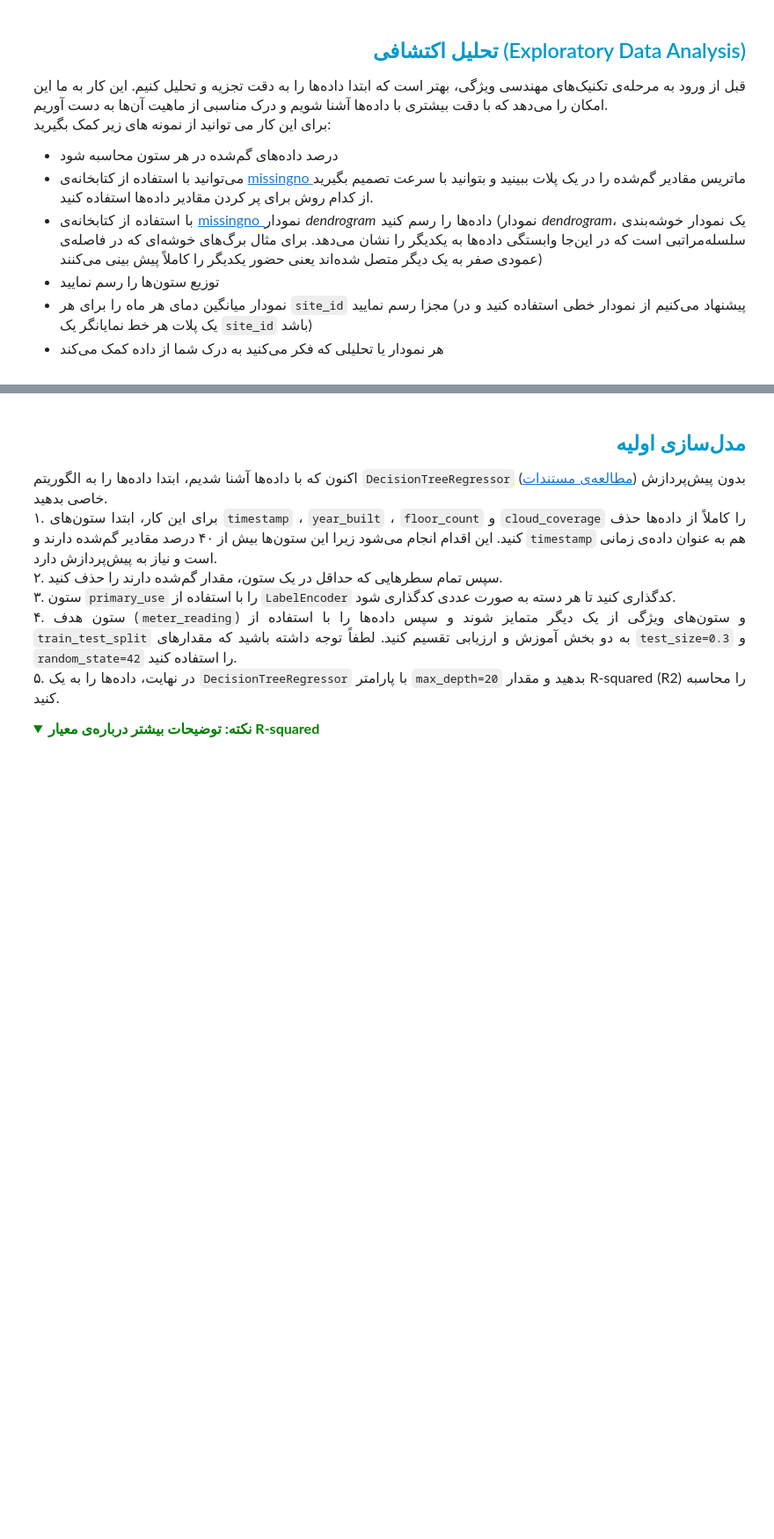
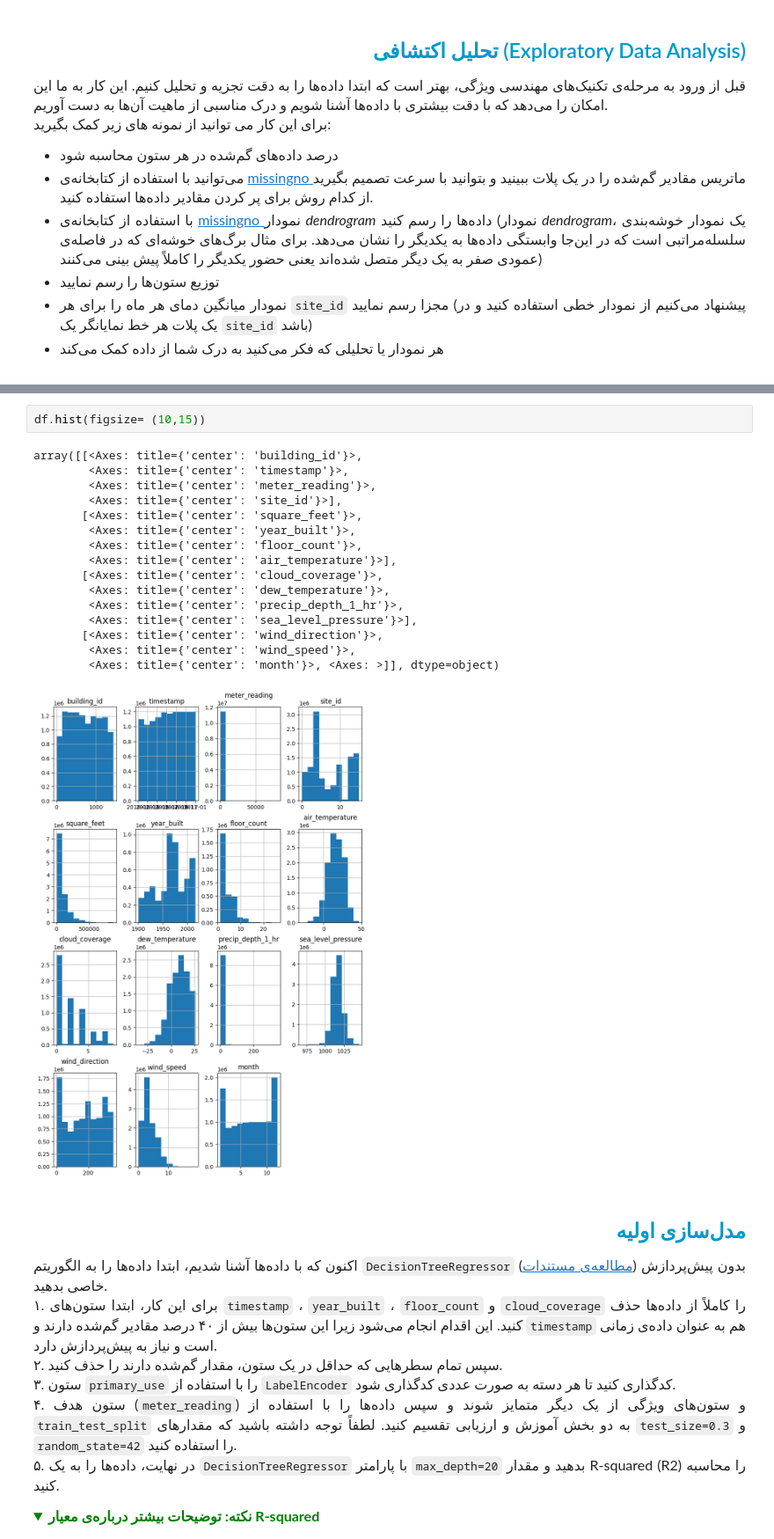
Before and after one commit to SajjadMohammadi2020/regression_Proj, a Jupyter notebook: Q2/feature_engineering.ipynb, the cells around one changed output, grey strips where cells are left out. Shown at 88% size. Drawn from its saved outputs; the diff is of its cells as text; folded sections open; blank space fills up the shorter version.

```diff
--- a/Q2/feature_engineering.ipynb
+++ b/Q2/feature_engineering.ipynb
@@ -271,3 +451,22 @@ def reduce_memory_usage(df, verbose=True):
+# %%
+df.hist(figsize= (10,15))
+# %% [output]
+array([[<Axes: title={'center': 'building_id'}>,
+        <Axes: title={'center': 'timestamp'}>,
+        <Axes: title={'center': 'meter_reading'}>,
+        <Axes: title={'center': 'site_id'}>],
+       [<Axes: title={'center': 'square_feet'}>,
+        <Axes: title={'center': 'year_built'}>,
+        <Axes: title={'center': 'floor_count'}>,
+        <Axes: title={'center': 'air_temperature'}>],
+       [<Axes: title={'center': 'cloud_coverage'}>,
+        <Axes: title={'center': 'dew_temperature'}>,
+        <Axes: title={'center': 'precip_depth_1_hr'}>,
+        <Axes: title={'center': 'sea_level_pressure'}>],
+       [<Axes: title={'center': 'wind_direction'}>,
+        <Axes: title={'center': 'wind_speed'}>,
+        <Axes: title={'center': 'month'}>, <Axes: >]], dtype=object)
+[figure, added]
 # %% [markdown]
 <h2 dir=rtl align=right style="line-height:200%;font-family:vazir;color:#0099cc">
 <font face="vazir" color="#0099cc">
```
Also changed, not shown: parts of 32 cells of this notebook.
